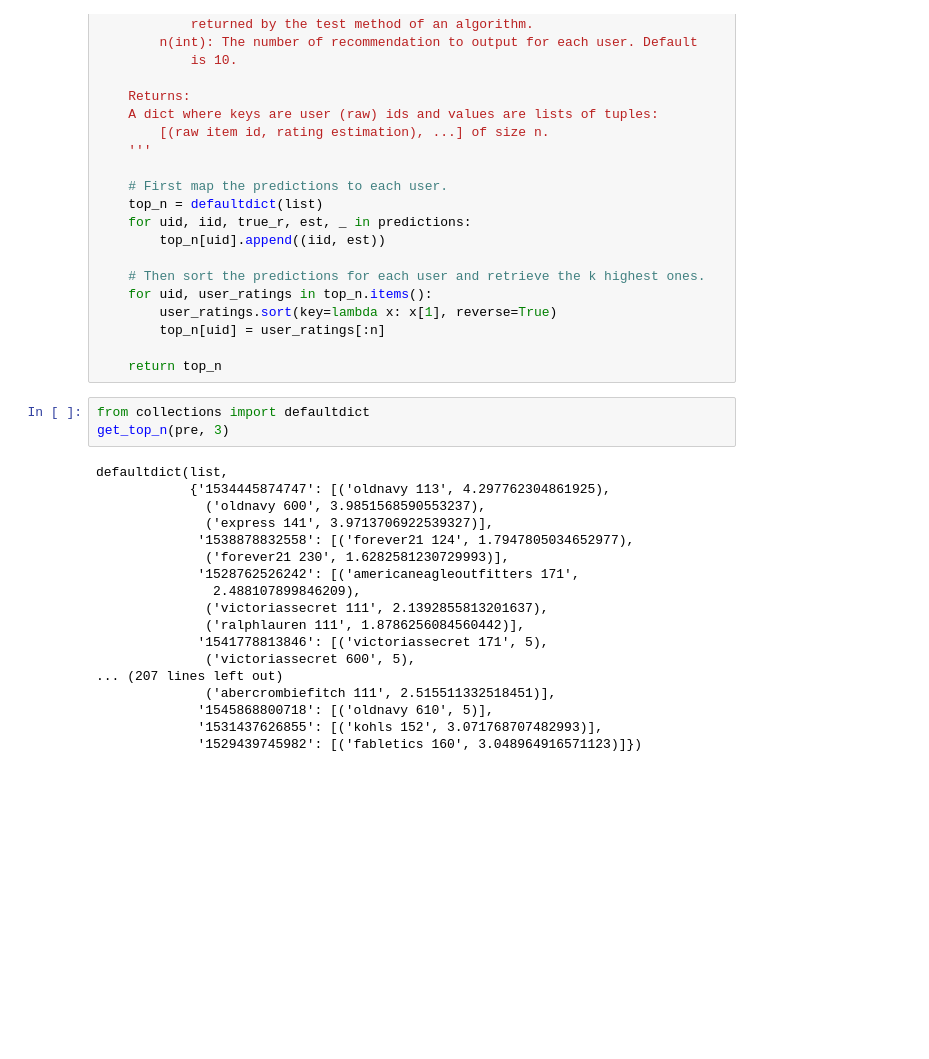
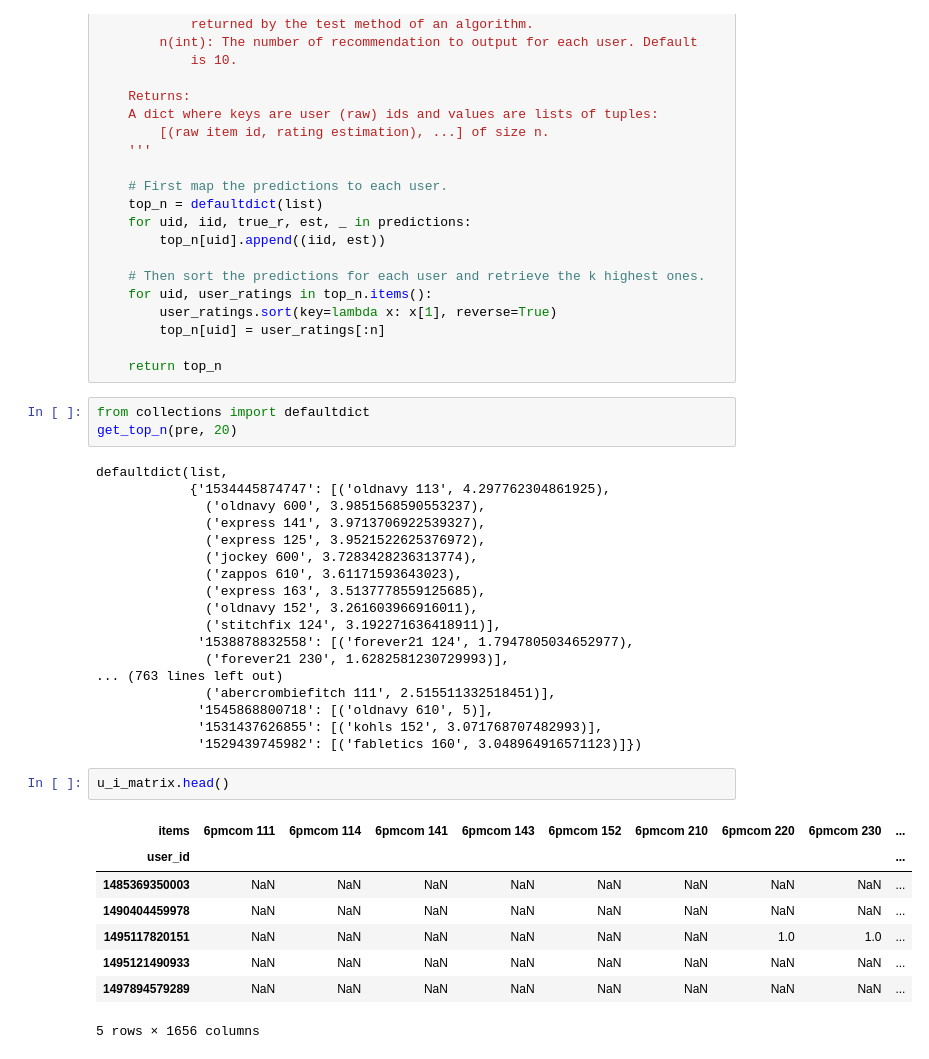
Before and after one commit to radhavrmk/caprs, a Jupyter notebook: code/notebooks/Cap1_charlie.ipynb, the cells around one changed output. Cells and saved outputs as stored; diff of their text form; blank space fills up the shorter version.

```diff
--- a/code/notebooks/Cap1_charlie.ipynb
+++ b/code/notebooks/Cap1_charlie.ipynb
@@ -725,22 +725,33 @@ def get_top_n(predictions, n=10):
     return top_n
 # %%
 from collections import defaultdict
-get_top_n(pre, 3)
+get_top_n(pre, 20)
 # %% [output]
 defaultdict(list,
             {'1534445874747': [('oldnavy 113', 4.297762304861925),
               ('oldnavy 600', 3.9851568590553237),
-              ('express 141', 3.9713706922539327)],
+              ('express 141', 3.9713706922539327),
+              ('express 125', 3.9521522625376972),
+              ('jockey 600', 3.7283428236313774),
+              ('zappos 610', 3.61171593643023),
+              ('express 163', 3.5137778559125685),
+              ('oldnavy 152', 3.261603966916011),
+              ('stitchfix 124', 3.192271636418911)],
              '1538878832558': [('forever21 124', 1.7947805034652977),
               ('forever21 230', 1.6282581230729993)],
-             '1528762526242': [('americaneagleoutfitters 171',
-               2.488107899846209),
-              ('victoriassecret 111', 2.1392855813201637),
-              ('ralphlauren 111', 1.8786256084560442)],
-             '1541778813846': [('victoriassecret 171', 5),
-              ('victoriassecret 600', 5),
-... (207 lines left out)
+... (763 lines left out)
               ('abercrombiefitch 111', 2.515511332518451)],
              '1545868800718': [('oldnavy 610', 5)],
              '1531437626855': [('kohls 152', 3.071768707482993)],
              '1529439745982': [('fabletics 160', 3.048964916571123)]})
+# %%
+u_i_matrix.head()
+# %% [output]
+| items | 6pmcom 111 | 6pmcom 114 | 6pmcom 141 | 6pmcom 143 | 6pmcom 152 | 6pmcom 210 | 6pmcom 220 | 6pmcom 230 | ... |
+| user_id |  |  |  |  |  |  |  |  | ... |
+| 1485369350003 | NaN | NaN | NaN | NaN | NaN | NaN | NaN | NaN | ... |
+| 1490404459978 | NaN | NaN | NaN | NaN | NaN | NaN | NaN | NaN | ... |
+| 1495117820151 | NaN | NaN | NaN | NaN | NaN | NaN | 1.0 | 1.0 | ... |
+| 1495121490933 | NaN | NaN | NaN | NaN | NaN | NaN | NaN | NaN | ... |
+| 1497894579289 | NaN | NaN | NaN | NaN | NaN | NaN | NaN | NaN | ... |
+5 rows × 1656 columns
```
Also changed, not shown: parts of 2 cells of this notebook, 3 other files.
